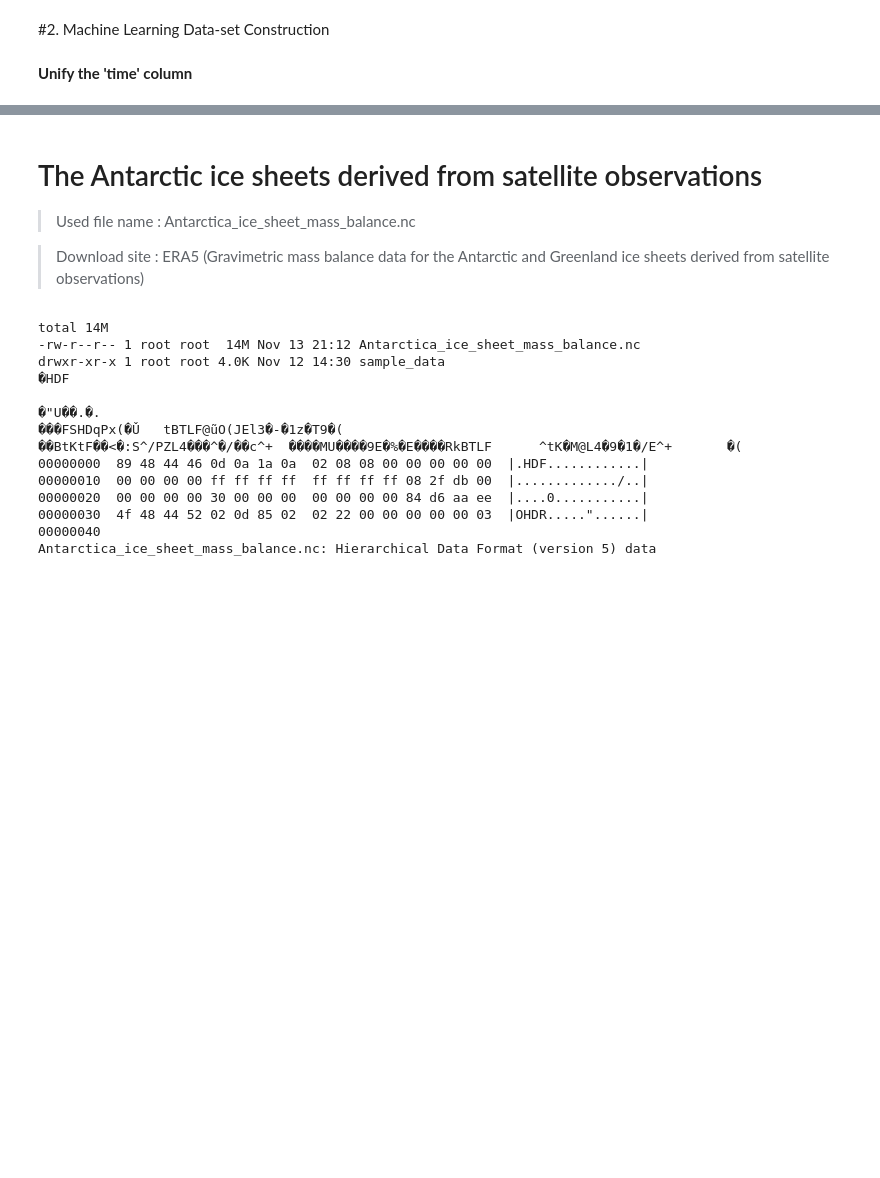
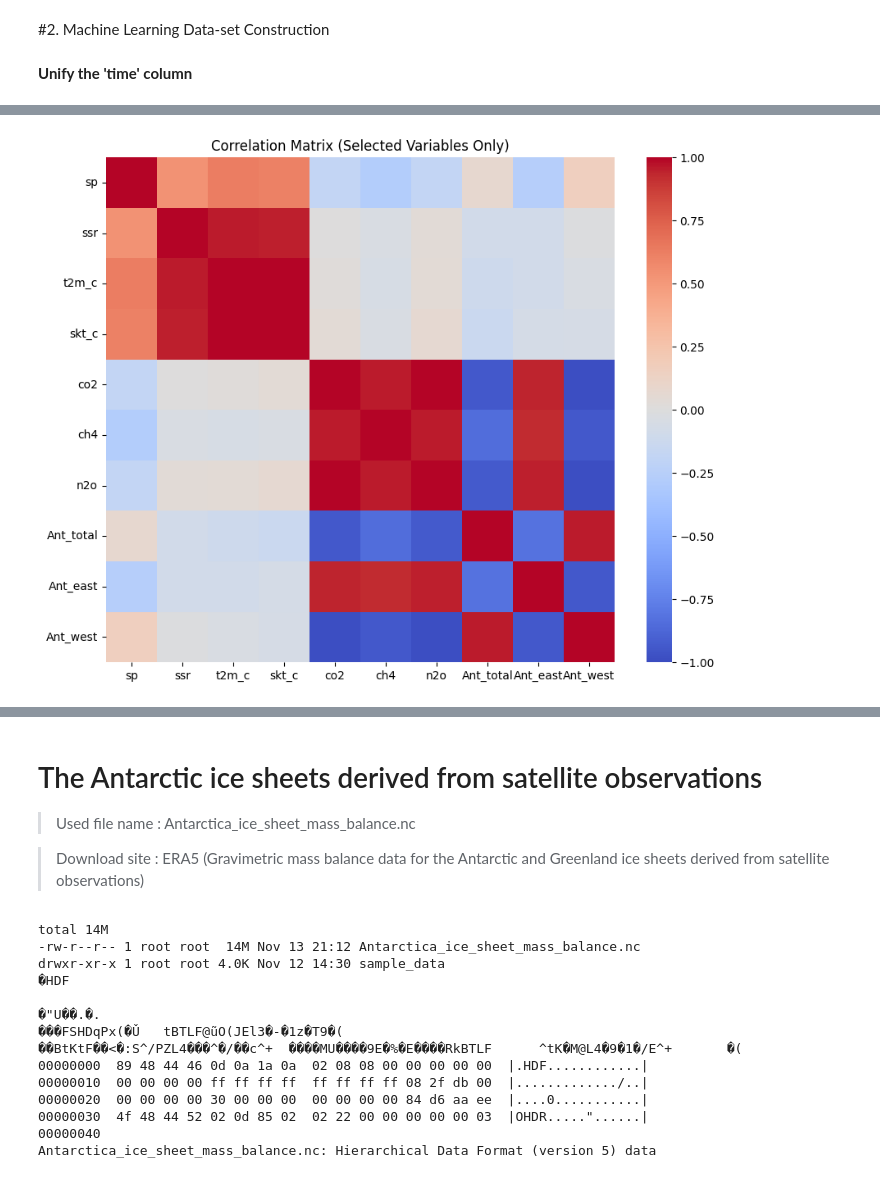
Before and after one commit to KentBerry680/ENGG680_2025_Fall---group-20-assignments, a Jupyter notebook: Final assignment/ENGG_Analysis.ipynb, the cells around one changed output, grey strips where cells are left out. Cells and saved outputs as stored; diff of their text form; code cells hidden in the pictures; blank space fills up the shorter version.

```diff
--- a/Final assignment/ENGG_Analysis.ipynb
+++ b/Final assignment/ENGG_Analysis.ipynb
@@ -311,12 +329,15 @@ df_n2o_m.index.name = "time"
 # %%
-# ERA5: valid_time → index, monthly average
+import pandas as pd
+
+num_cols = df_era5.select_dtypes(include="number").columns
+print("Numeric columns:", list(num_cols))
+
 df_era5_m = (
-    df_era5
-      .set_index("valid_time")
+    df_era5[num_cols]
       .resample("MS")
       .mean()
 )
+df_era5_m.index.name = "time"
 
-df_era5_m.index.name = "time"
 df_era5_m.head()
 # %% [output]
@@ -375,0 +458,14 @@ list(ds_ice.data_vars)
+# %%
+# Remove some variables
+drop_vars = ["cvh", "t2m", "skt", "number", "latitude", "longitude", "siconc"]
+df_focus = df_clean.drop(columns=drop_vars)
+
+import matplotlib.pyplot as plt
+import seaborn as sns
+
+plt.figure(figsize=(10, 8))
+sns.heatmap(df_focus.corr(), annot=False, cmap="coolwarm", vmin=-1, vmax=1)
+plt.title("Correlation Matrix (Selected Variables Only)")
+plt.show()
+# %% [output]
+[figure, added]
```
Also changed, not shown: parts of 13 cells of this notebook.
